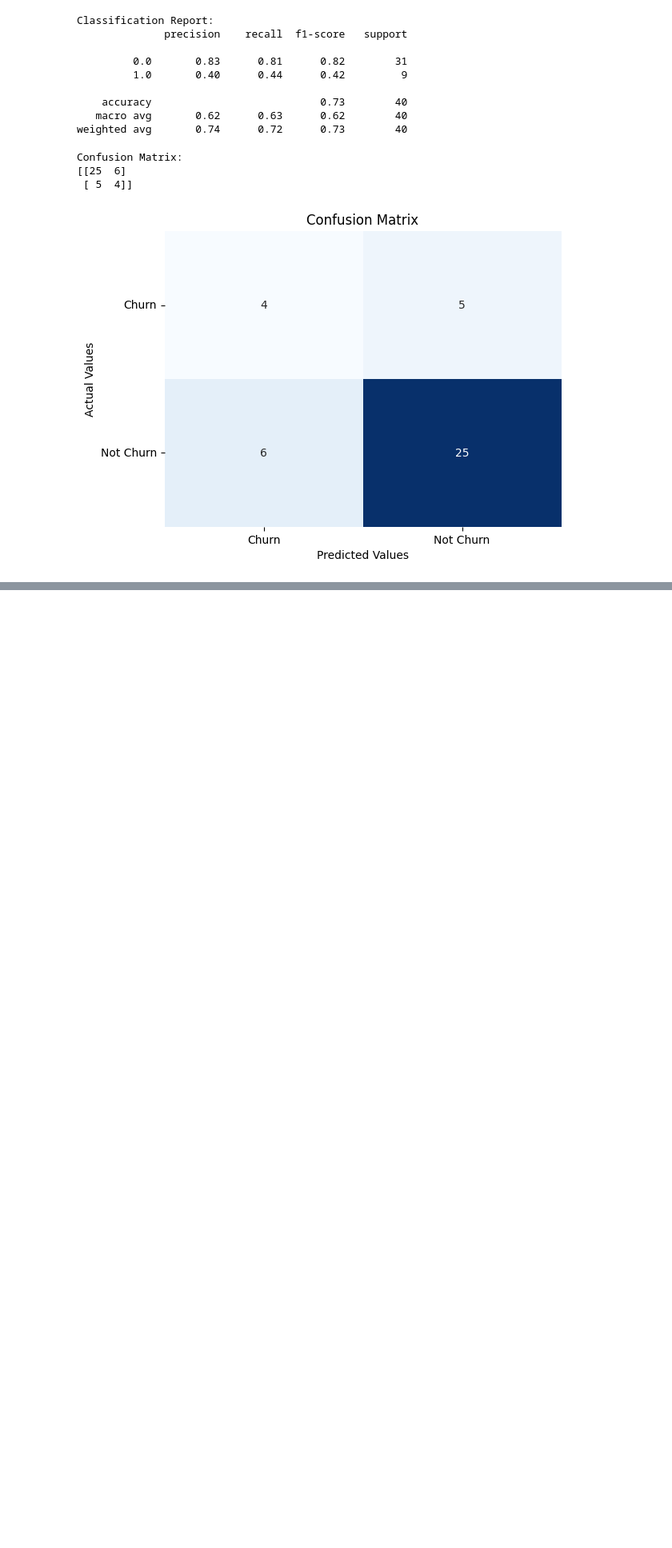
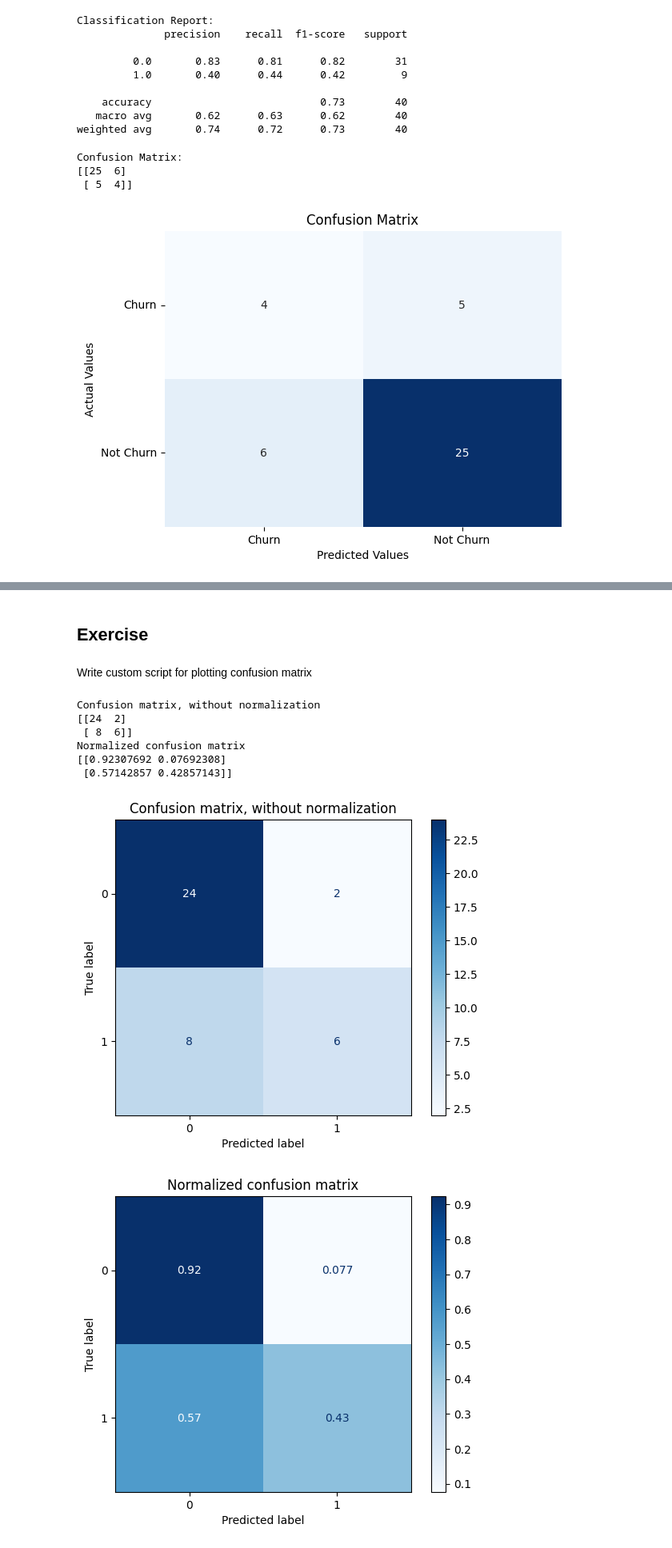
Before and after one commit to iremcakcak5/data-science, a Jupyter notebook: week-8/8-logistic-regression.ipynb, the cells around one changed output, grey strips where cells are left out. Shown: that part at 80% size. Saved outputs shown, nothing was run; the diff lists cells and outputs as text; code cells hidden in the pictures; blank space fills up the shorter version.

```diff
--- a/week-8/8-logistic-regression.ipynb
+++ b/week-8/8-logistic-regression.ipynb
@@ -95,0 +304,33 @@ plt.show()
+# %% [markdown]
+## Exercise
+# %% [markdown]
+Write custom script for plotting confusion matrix
+# %%
+titles_options = [
+    ("Confusion matrix, without normalization", None),
+    ("Normalized confusion matrix", "true"),
+]
+for title, normalize in titles_options:
+    disp = ConfusionMatrixDisplay.from_estimator(
+        LR,
+        X_test,
+        y_test,
+        display_labels=[0,1],
+        cmap=plt.cm.Blues,
+        normalize=normalize,
+    )
+    disp.ax_.set_title(title)
+
+    print(title)
+    print(disp.confusion_matrix)
+
+plt.show()
+# %% [output]
+Confusion matrix, without normalization
+[[24  2]
+ [ 8  6]]
+Normalized confusion matrix
+[[0.92307692 0.07692308]
+ [0.57142857 0.42857143]]
+[figure, added]
+[figure, added]
```
Also changed, not shown: parts of 31 cells of this notebook, 2 other files.
